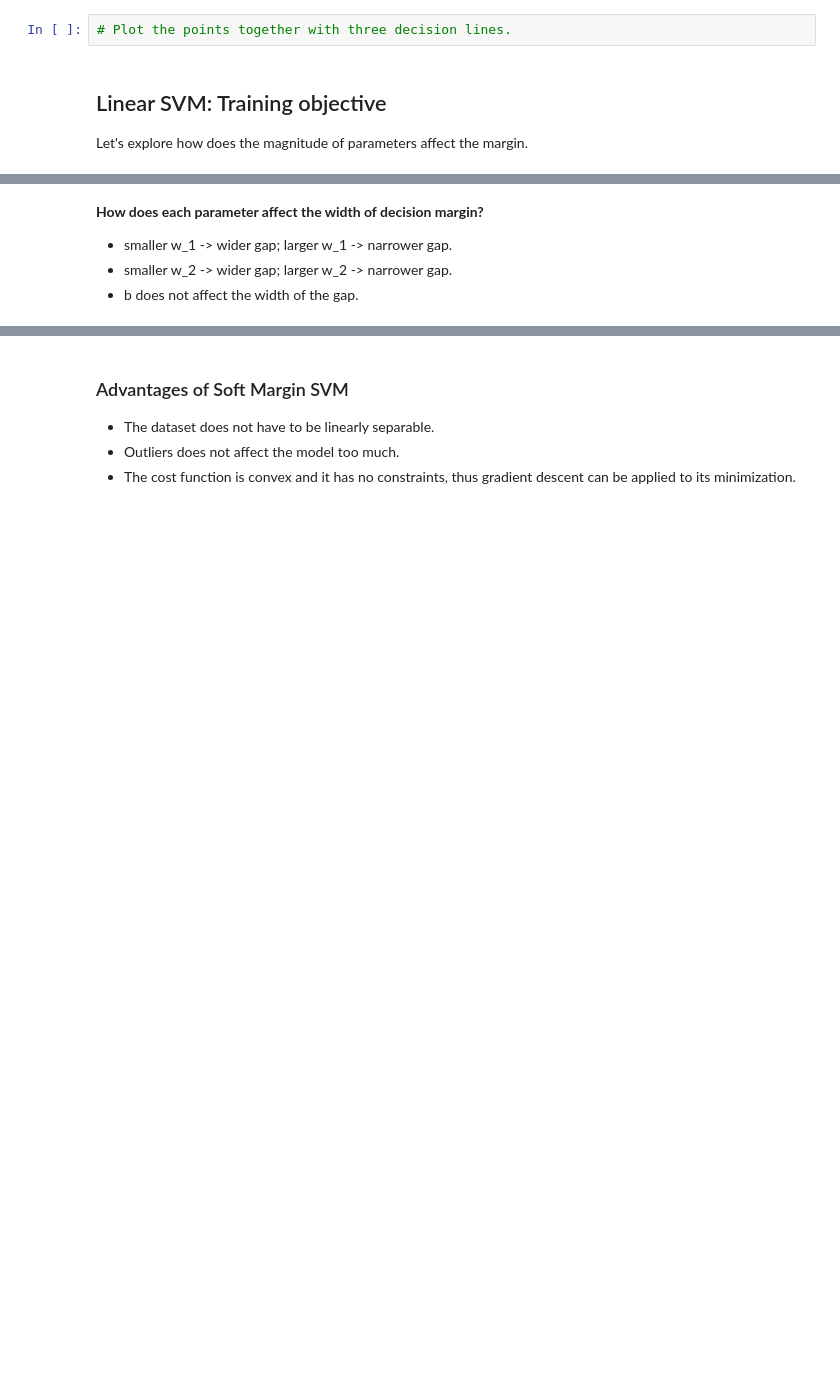
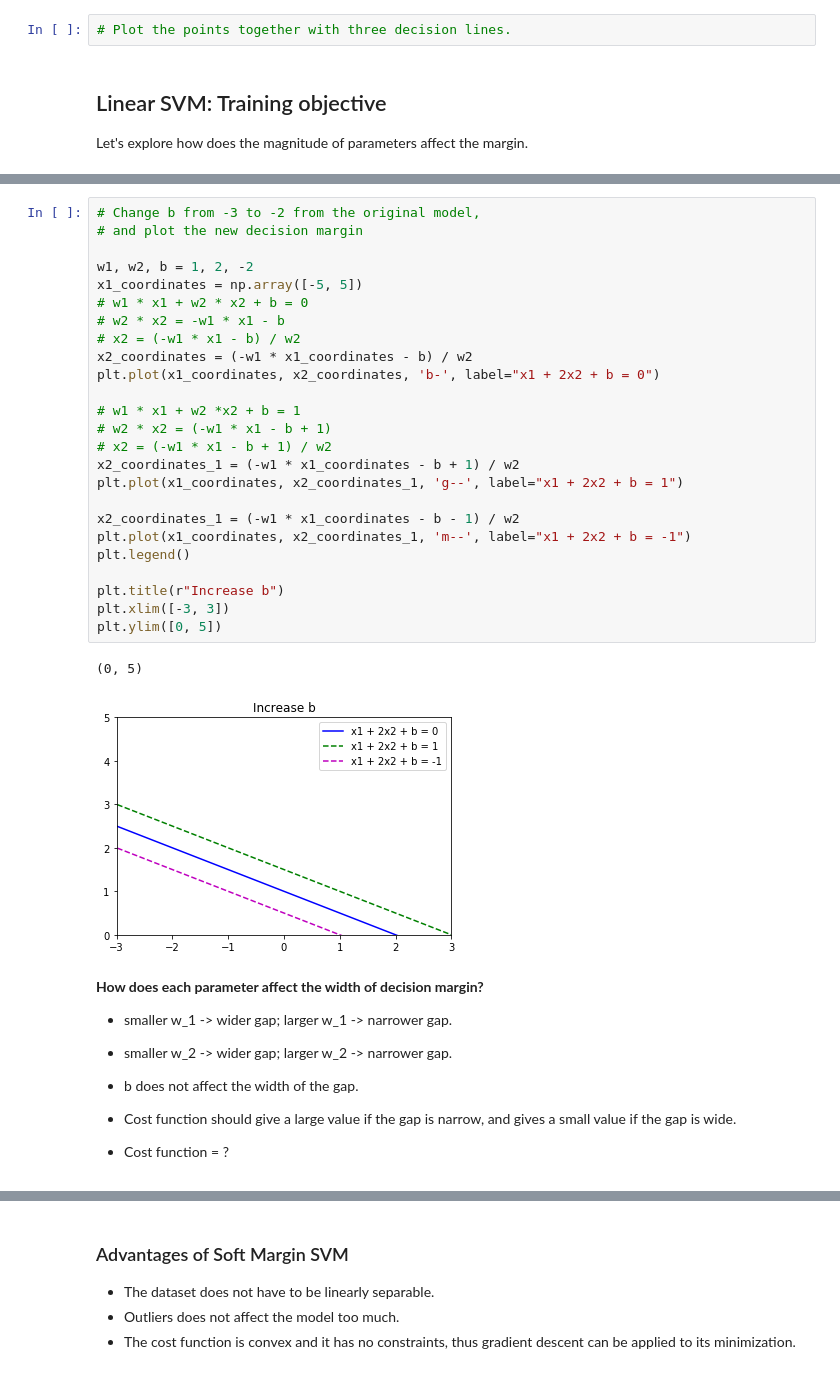
Before and after one commit to ch00226855/CMP414-765_Spring2020, a Jupyter notebook: Week08_SupportVectorMachine.ipynb, the cells around one changed output, grey strips where cells are left out. Cells and saved outputs as stored; diff of their text form; blank space fills up the shorter version.

```diff
--- a/Week08_SupportVectorMachine.ipynb
+++ b/Week08_SupportVectorMachine.ipynb
@@ -97,8 +154,39 @@ plt.ylim([0, 5])
+# %%
+# Change b from -3 to -2 from the original model,
+# and plot the new decision margin
+
+w1, w2, b = 1, 2, -2
+x1_coordinates = np.array([-5, 5])
+# w1 * x1 + w2 * x2 + b = 0
+# w2 * x2 = -w1 * x1 - b
+# x2 = (-w1 * x1 - b) / w2
+x2_coordinates = (-w1 * x1_coordinates - b) / w2
+plt.plot(x1_coordinates, x2_coordinates, 'b-', label="x1 + 2x2 + b = 0")
+
+# w1 * x1 + w2 *x2 + b = 1
+# w2 * x2 = (-w1 * x1 - b + 1)
+# x2 = (-w1 * x1 - b + 1) / w2
+x2_coordinates_1 = (-w1 * x1_coordinates - b + 1) / w2
+plt.plot(x1_coordinates, x2_coordinates_1, 'g--', label="x1 + 2x2 + b = 1")
+
+x2_coordinates_1 = (-w1 * x1_coordinates - b - 1) / w2
+plt.plot(x1_coordinates, x2_coordinates_1, 'm--', label="x1 + 2x2 + b = -1")
+plt.legend()
+
+plt.title(r"Increase b")
+plt.xlim([-3, 3])
+plt.ylim([0, 5])
+# %% [output]
+(0, 5)
+[figure, added]
 # %% [markdown]
 **How does each parameter affect the width of decision margin?**
 - smaller w_1 -> wider gap; larger w_1 -> narrower gap.
 - smaller w_2 -> wider gap; larger w_2 -> narrower gap.
 - b does not affect the width of the gap.
+
+- Cost function should give a large value if the gap is narrow, and gives a small value if the gap is wide.
+- Cost function = ?
 # %% [markdown]
 ## Drawbacks of Hard Margin SVM
 If we strictly impose that all instances be off the street and on the correct side, the model can only be applied to models that are linearly separable. Moreover, it will be very sensitive to outliers. The above figure illustrates how badly one outlier may affect the model.
```
Also changed, not shown: parts of 6 cells of this notebook.
